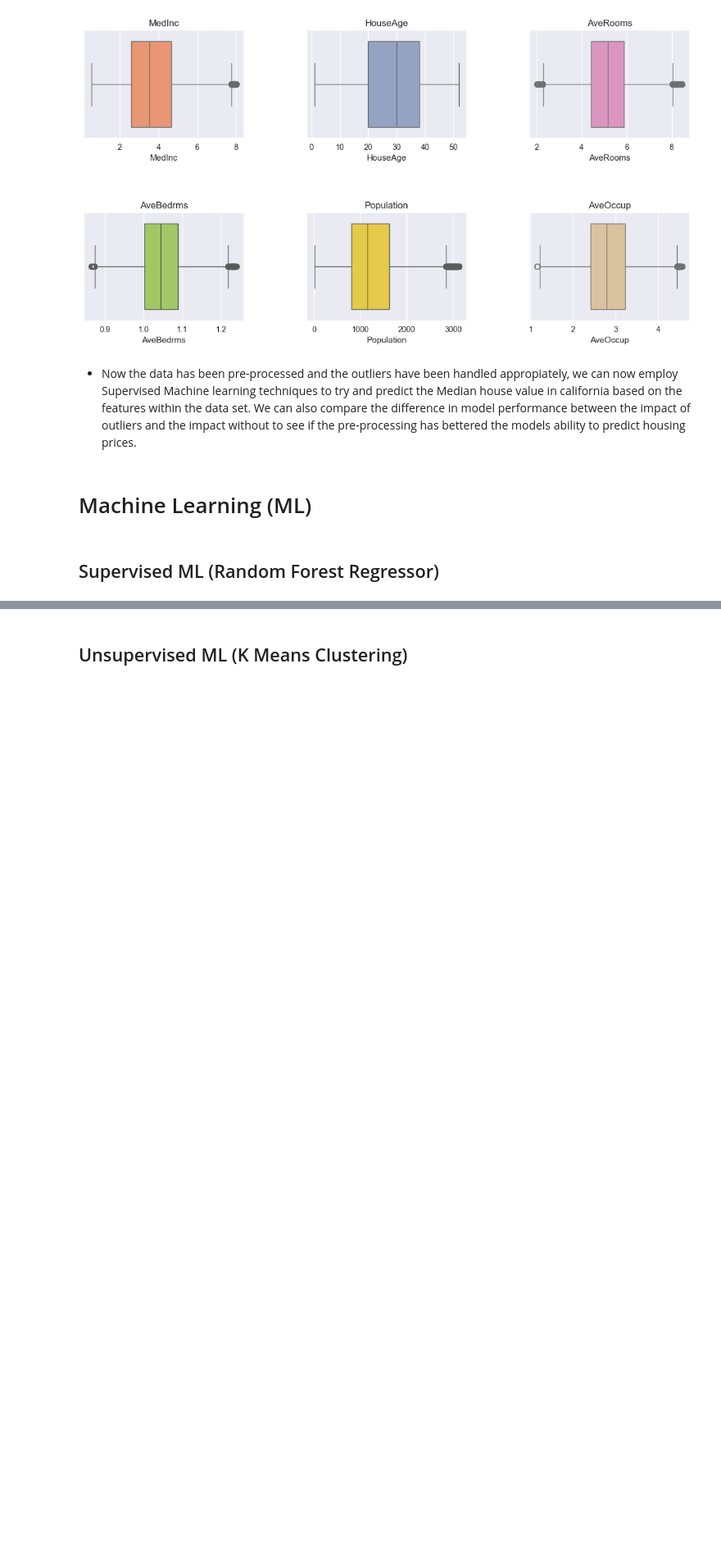
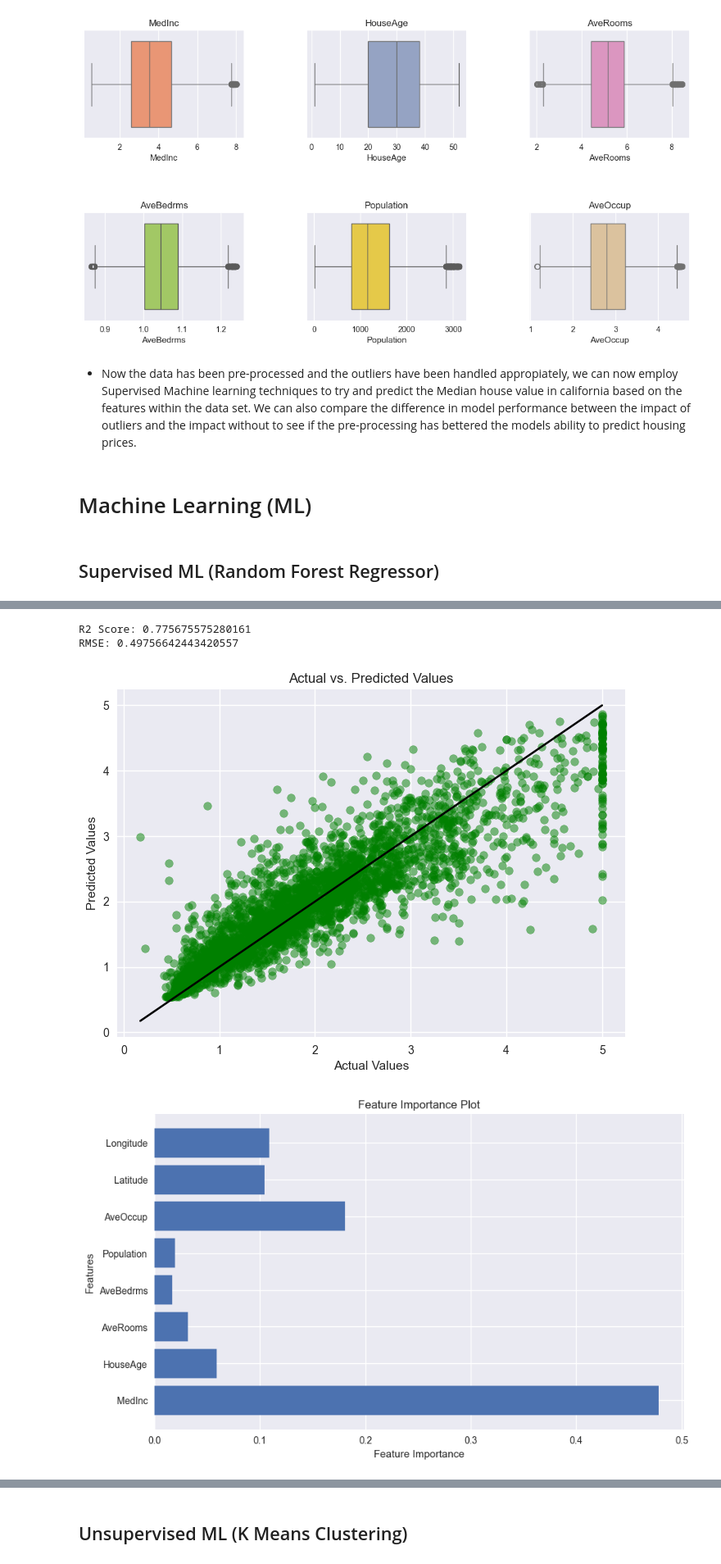
Before and after one commit to efyrb4/dsda-zdat2003-assessment-2-efyrb4, a Jupyter notebook: src/ML_experiments.ipynb, the cells around one changed output, grey strips where cells are left out. Shown at 82% size. Drawn from its saved outputs; the diff is of its cells as text; code cells hidden in the pictures; blank space fills up the shorter version.

```diff
--- a/src/ML_experiments.ipynb
+++ b/src/ML_experiments.ipynb
@@ -403,0 +434,11 @@ def random_forest_regression(df, number_of_estimators, max_tree_depth, min_samp_
+# %%
+model3_r2, model3_rmse = random_forest_regression(housing_cleaned_df,
+                          number_of_estimators=200,
+                            max_tree_depth=10,
+                              min_samp_leaf=1,
+                                  min_samp_split=2)
+# %% [output]
+R2 Score: 0.775675575280161
+RMSE: 0.49756642443420557
+[figure, added]
+[figure, added]
```
Also changed, not shown: parts of 7 cells of this notebook.
